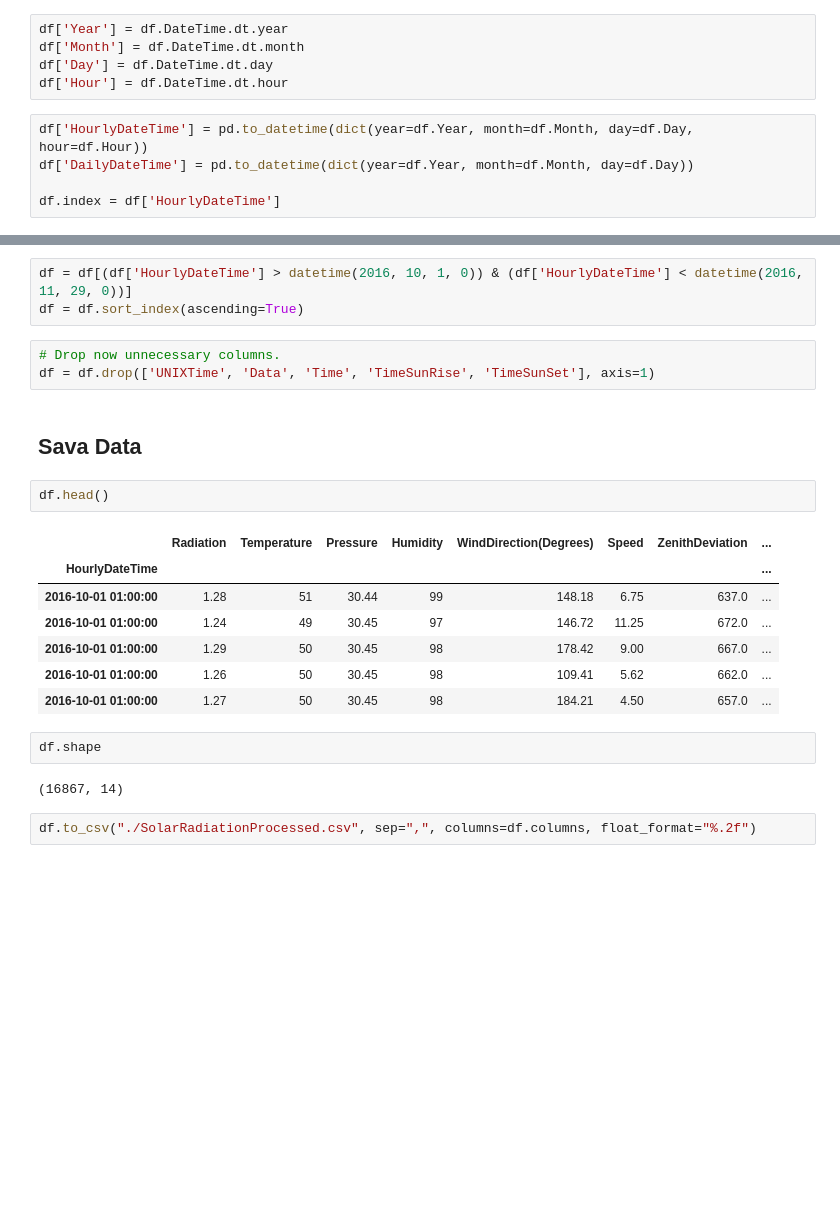
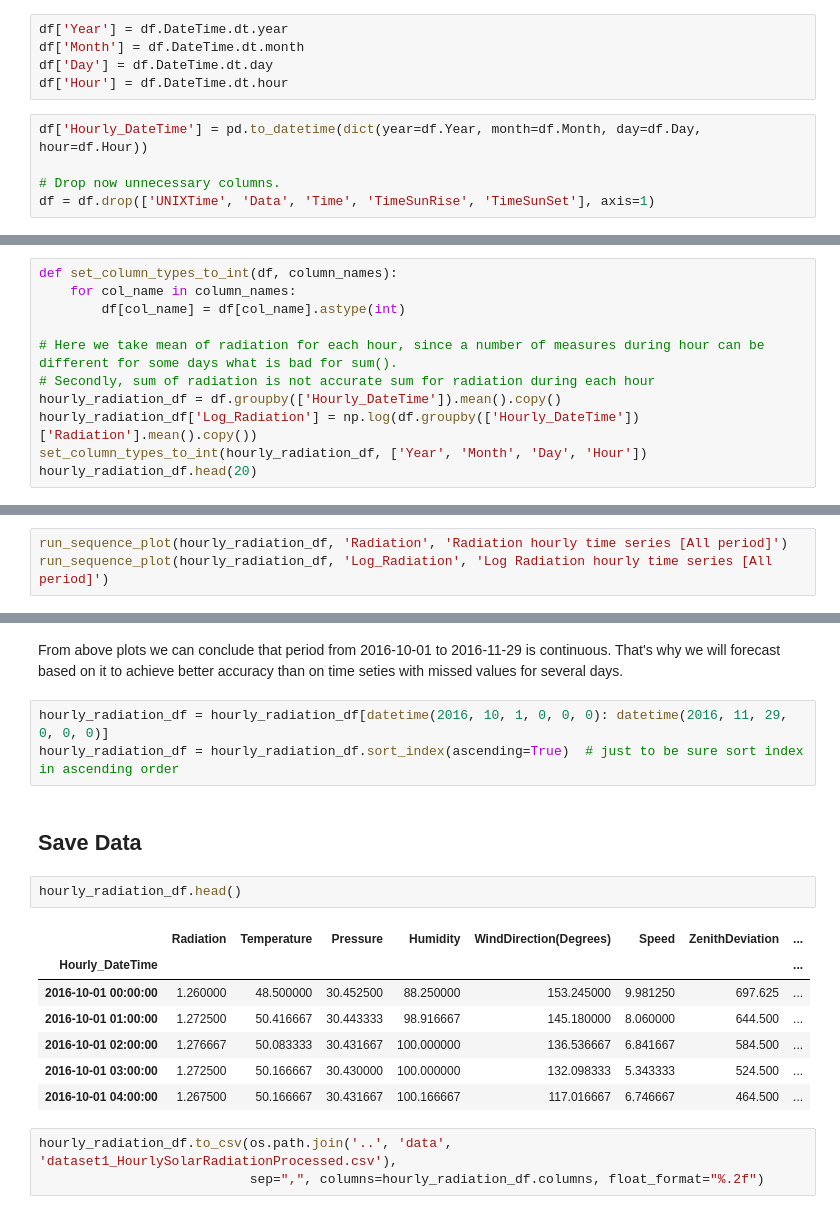
Before and after one commit to denysgerasymuk799/UCU_Machine_Learning_Course_Project, a Jupyter notebook: source/01_Process_Data_and_EDA.ipynb, the cells around one changed output, grey strips where cells are left out. Cells and saved outputs as stored; diff of their text form; blank space fills up the shorter version.

```diff
--- a/source/01_Process_Data_and_EDA.ipynb
+++ b/source/01_Process_Data_and_EDA.ipynb
@@ -153,7 +195,7 @@ df['Month'] = df.DateTime.dt.month
 df['Day'] = df.DateTime.dt.day
 df['Hour'] = df.DateTime.dt.hour
 # %%
-df['HourlyDateTime'] = pd.to_datetime(dict(year=df.Year, month=df.Month, day=df.Day, hour=df.Hour))
-df['DailyDateTime'] = pd.to_datetime(dict(year=df.Year, month=df.Month, day=df.Day))
+df['Hourly_DateTime'] = pd.to_datetime(dict(year=df.Year, month=df.Month, day=df.Day, hour=df.Hour))
 
-df.index = df['HourlyDateTime']
+# Drop now unnecessary columns.
+df = df.drop(['UNIXTime', 'Data', 'Time', 'TimeSunRise', 'TimeSunSet'], axis=1)
@@ -159,0 +206,11 @@ df.index = df['HourlyDateTime']
+# %%
+def set_column_types_to_int(df, column_names):
+    for col_name in column_names:
+        df[col_name] = df[col_name].astype(int)
+
+# Here we take mean of radiation for each hour, since a number of measures during hour can be different for some days what is bad for sum().
+# Secondly, sum of radiation is not accurate sum for radiation during each hour
+hourly_radiation_df = df.groupby(['Hourly_DateTime']).mean().copy()
+hourly_radiation_df['Log_Radiation'] = np.log(df.groupby(['Hourly_DateTime'])['Radiation'].mean().copy())
+set_column_types_to_int(hourly_radiation_df, ['Year', 'Month', 'Day', 'Hour'])
+hourly_radiation_df.head(20)
@@ -161,0 +238,3 @@ Make sure our timeseries is continuous.
+# %%
+run_sequence_plot(hourly_radiation_df, 'Radiation', 'Radiation hourly time series [All period]')
+run_sequence_plot(hourly_radiation_df, 'Log_Radiation', 'Log Radiation hourly time series [All period]')
@@ -162,24 +244,20 @@ Make sure our timeseries is continuous.
+# %% [markdown]
+From above plots we can conclude that period from 2016-10-01 to 2016-11-29 is continuous. That's why we will forecast based on it to achieve better accuracy than on time seties with missed values for several days.
 # %%
-df = df[(df['HourlyDateTime'] > datetime(2016, 10, 1, 0)) & (df['HourlyDateTime'] < datetime(2016, 11, 29, 0))]
-df = df.sort_index(ascending=True)
+hourly_radiation_df = hourly_radiation_df[datetime(2016, 10, 1, 0, 0, 0): datetime(2016, 11, 29, 0, 0, 0)]
+hourly_radiation_df = hourly_radiation_df.sort_index(ascending=True)  # just to be sure sort index in ascending order
-# %%
-# Drop now unnecessary columns.
-df = df.drop(['UNIXTime', 'Data', 'Time', 'TimeSunRise', 'TimeSunSet'], axis=1)
 # %% [markdown]
-## Sava Data
+## Save Data
 # %%
-df.head()
+hourly_radiation_df.head()
 # %% [output]
 |  | Radiation | Temperature | Pressure | Humidity | WindDirection(Degrees) | Speed | ZenithDeviation | ... |
-| HourlyDateTime |  |  |  |  |  |  |  | ... |
-| 2016-10-01 01:00:00 | 1.28 | 51 | 30.44 | 99 | 148.18 | 6.75 | 637.0 | ... |
-| 2016-10-01 01:00:00 | 1.24 | 49 | 30.45 | 97 | 146.72 | 11.25 | 672.0 | ... |
-| 2016-10-01 01:00:00 | 1.29 | 50 | 30.45 | 98 | 178.42 | 9.00 | 667.0 | ... |
-| 2016-10-01 01:00:00 | 1.26 | 50 | 30.45 | 98 | 109.41 | 5.62 | 662.0 | ... |
-| 2016-10-01 01:00:00 | 1.27 | 50 | 30.45 | 98 | 184.21 | 4.50 | 657.0 | ... |
+| Hourly_DateTime |  |  |  |  |  |  |  | ... |
+| 2016-10-01 00:00:00 | 1.260000 | 48.500000 | 30.452500 | 88.250000 | 153.245000 | 9.981250 | 697.625 | ... |
+| 2016-10-01 01:00:00 | 1.272500 | 50.416667 | 30.443333 | 98.916667 | 145.180000 | 8.060000 | 644.500 | ... |
+| 2016-10-01 02:00:00 | 1.276667 | 50.083333 | 30.431667 | 100.000000 | 136.536667 | 6.841667 | 584.500 | ... |
+| 2016-10-01 03:00:00 | 1.272500 | 50.166667 | 30.430000 | 100.000000 | 132.098333 | 5.343333 | 524.500 | ... |
+| 2016-10-01 04:00:00 | 1.267500 | 50.166667 | 30.431667 | 100.166667 | 117.016667 | 6.746667 | 464.500 | ... |
-# %%
-df.shape
-# %% [output]
-(16867, 14)
 # %%
-df.to_csv("./SolarRadiationProcessed.csv", sep=",", columns=df.columns, float_format="%.2f")
+hourly_radiation_df.to_csv(os.path.join('..', 'data', 'dataset1_HourlySolarRadiationProcessed.csv'),
+                           sep=",", columns=hourly_radiation_df.columns, float_format="%.2f")
```
Also changed, not shown: parts of 17 cells of this notebook, 2 other files.
